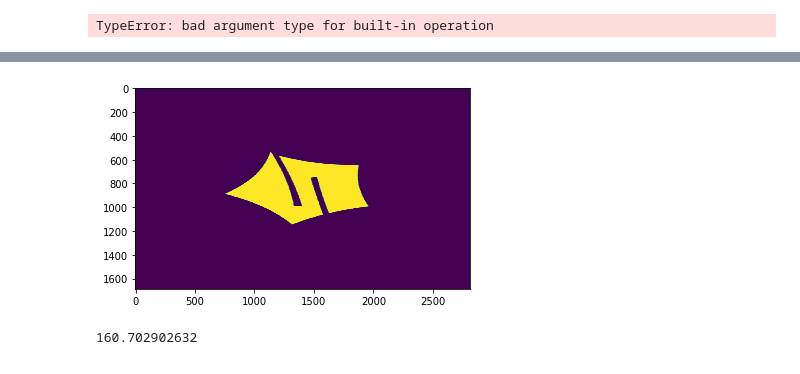
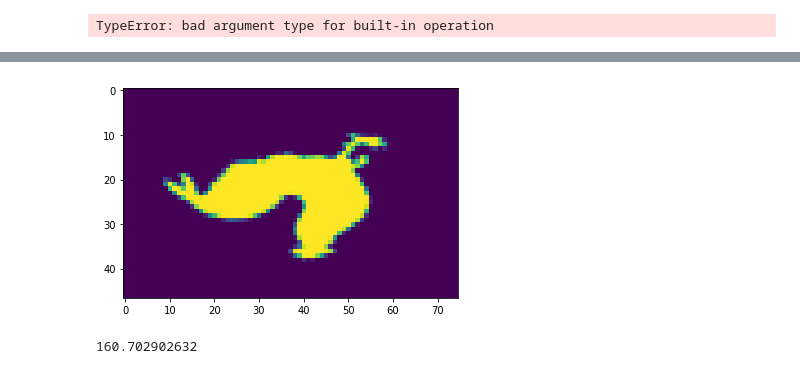
Before and after one commit to scalexm/DICG, a Jupyter notebook: NewTry.ipynb, the cells around one changed output, grey strips where cells are left out. Saved outputs shown, nothing was run; the diff lists cells and outputs as text; code cells hidden in the pictures.

```diff
--- a/NewTry.ipynb
+++ b/NewTry.ipynb
@@ -12,8 +34,8 @@ TypeError: bad argument type for built-in operation
 # %%
-plt.imshow(database[3][0])
+plt.imshow(database[142][0])
 plt.show()
 # %% [output]
-[figure, old version]
+[figure, new version]
 # %%
 mm = []
 for P in database:
```
Also changed, not shown: parts of 4 cells of this notebook, 4 other files.
